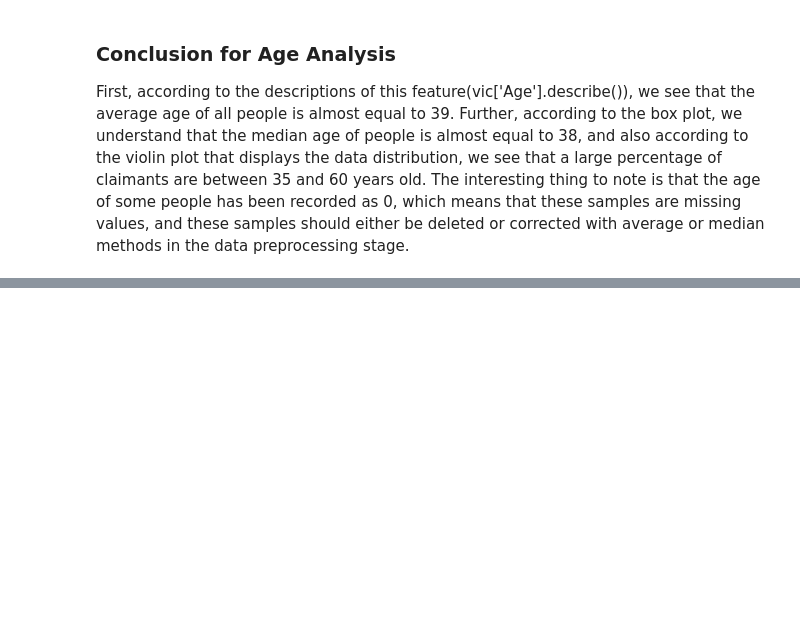
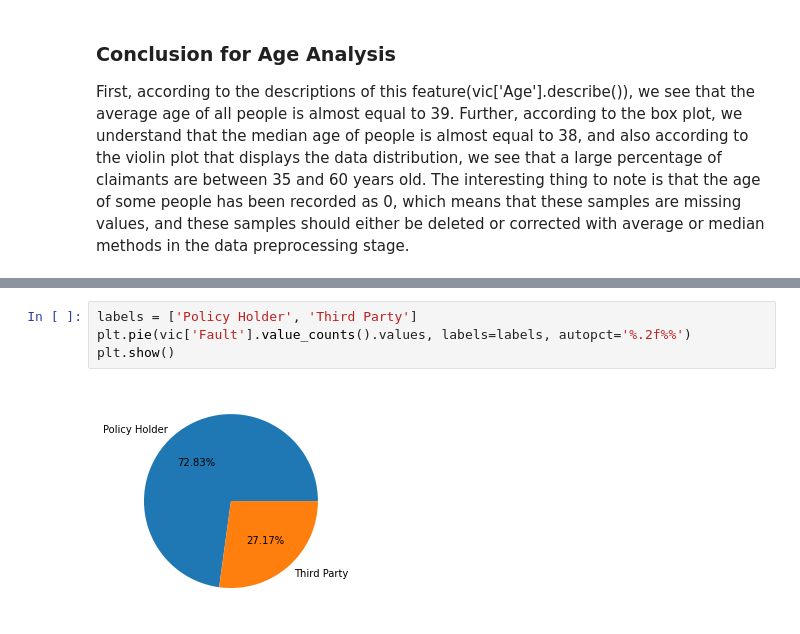
Before and after one commit to MohammadRouintan/Vehicle-Insurance-Claim-Fraud-Detection-Classification, a Jupyter notebook: Vehicle Insurance.ipynb, the cells around one changed output, grey strips where cells are left out. Saved outputs shown, nothing was run; the diff lists cells and outputs as text; blank space fills up the shorter version.

Commit message:
complete vehicle category , policy type and vehicle price analysis

```diff
--- a/Vehicle Insurance.ipynb
+++ b/Vehicle Insurance.ipynb
@@ -814,0 +858,6 @@ First, according to the descriptions of this feature(vic['Age'].describe()), we
+# %%
+labels = ['Policy Holder', 'Third Party']
+plt.pie(vic['Fault'].value_counts().values, labels=labels, autopct='%.2f%%')
+plt.show()
+# %% [output]
+[figure, added]
```
Also changed, not shown: parts of 23 cells of this notebook.
